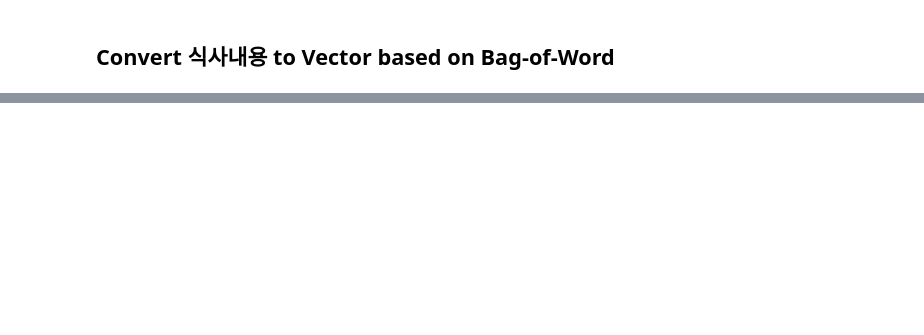
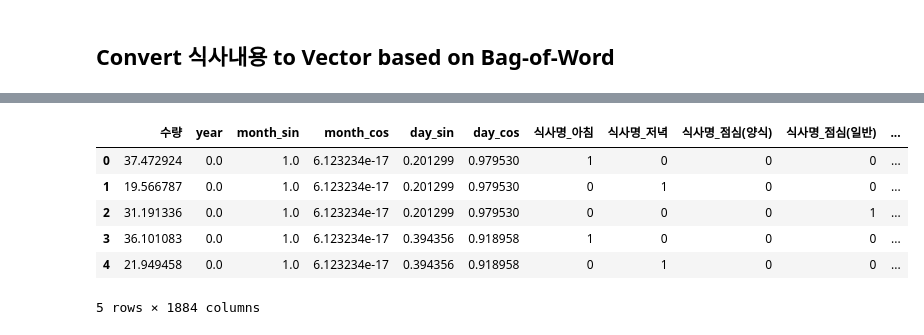
Before and after one commit to junwoopark92/2018-Posco-AI-Challenge, a Jupyter notebook: Task3_pred_restaurant_customer/jh/data_preprocessing.ipynb, the cells around one changed output, grey strips where cells are left out. Drawn from its saved outputs; the diff is of its cells as text; code cells hidden in the pictures; blank space fills up the shorter version.

```diff
--- a/Task3_pred_restaurant_customer/jh/data_preprocessing.ipynb
+++ b/Task3_pred_restaurant_customer/jh/data_preprocessing.ipynb
@@ -52,0 +73,9 @@ df.head()
+# %%
+def tokenize(text):
+    return text.split(',')
+# %%
+vectorizer = CountVectorizer(tokenizer=tokenize)
+# %%
+bow = vectorizer.fit_transform(df['식사내용']).toarray()
+print(bow.shape)
+bow
@@ -52,0 +111,12 @@ df.head()
+# %%
+df = df.join(pd.DataFrame(bow, columns=vectorizer.get_feature_names()))
+df.drop(['식사내용'], axis=1, inplace=True)
+df.head()
+# %% [output]
+|  | 수량 | year | month_sin | month_cos | day_sin | day_cos | 식사명_아침 | 식사명_저녁 | 식사명_점심(양식) | 식사명_점심(일반) | ... |
+| 0 | 37.472924 | 0.0 | 1.0 | 6.123234e-17 | 0.201299 | 0.979530 | 1 | 0 | 0 | 0 | ... |
+| 1 | 19.566787 | 0.0 | 1.0 | 6.123234e-17 | 0.201299 | 0.979530 | 0 | 1 | 0 | 0 | ... |
+| 2 | 31.191336 | 0.0 | 1.0 | 6.123234e-17 | 0.201299 | 0.979530 | 0 | 0 | 0 | 1 | ... |
+| 3 | 36.101083 | 0.0 | 1.0 | 6.123234e-17 | 0.394356 | 0.918958 | 1 | 0 | 0 | 0 | ... |
+| 4 | 21.949458 | 0.0 | 1.0 | 6.123234e-17 | 0.394356 | 0.918958 | 0 | 1 | 0 | 0 | ... |
+5 rows × 1884 columns
```
Also changed, not shown: parts of 6 cells of this notebook.
